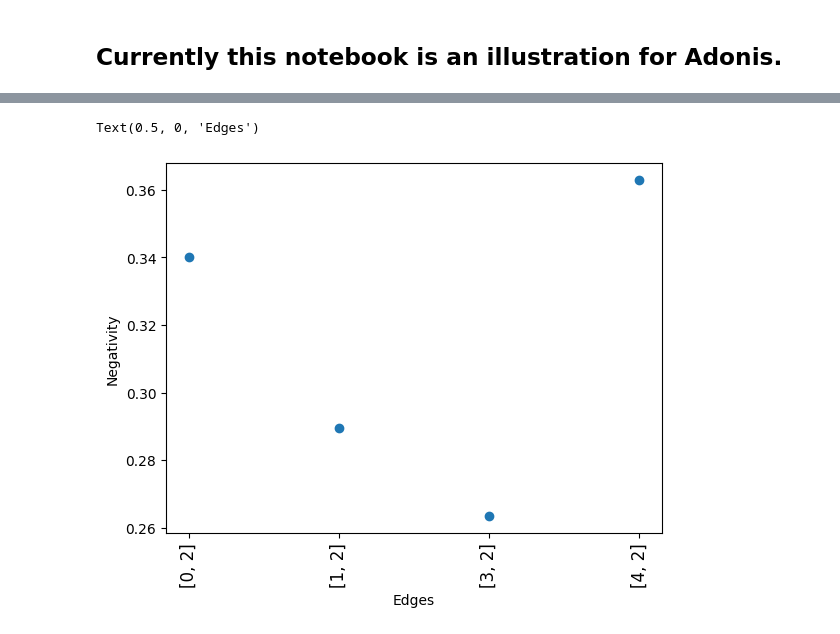
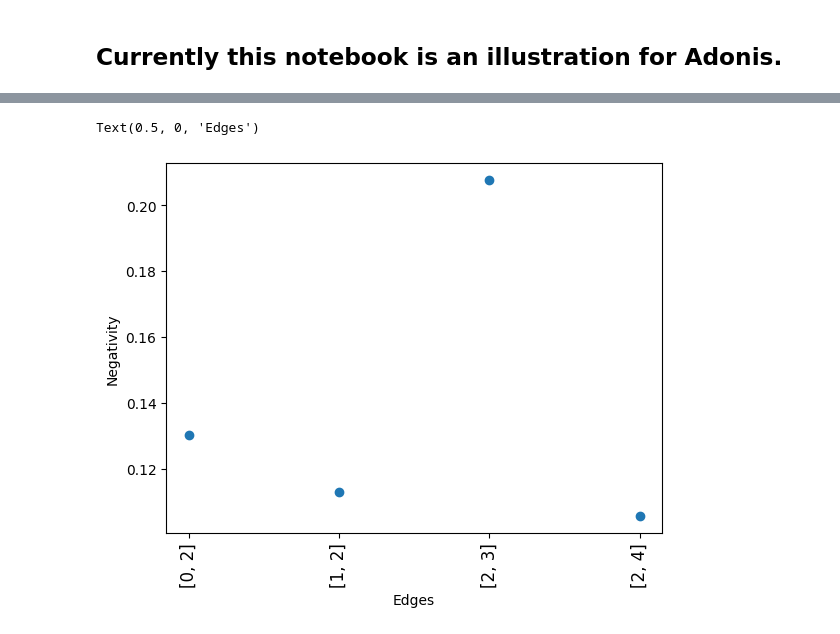
Before and after one commit to iqm-finland/iqm-benchmarks, a Jupyter notebook: examples/example_adonis_graph_state.ipynb, the cells around one changed output, grey strips where cells are left out. Saved outputs shown, nothing was run; the diff lists cells and outputs as text; code cells hidden in the pictures.

```diff
--- a/examples/example_adonis_graph_state.ipynb
+++ b/examples/example_adonis_graph_state.ipynb
@@ -13,6 +13,26 @@ from rustworkx.visualization import mpl_draw
 from rustworkx import spring_layout
 # %%
 ## initiate the backend
-backend = IQMFakeAdonis()
+import os
+from iqm.qiskit_iqm import IQMProvider
+os.environ["IQM_TOKEN"] = "fwBucKQFFBYvcynSpatCvgEEEt0faj4RVc7P45XtXUMGdgTJ0WV9L4AAMQzHVeFl"
+QPU = 'pyrite'
+#iqm_server_url = "https://pluto.mx05.iqm.fi/cocos"
+
+if QPU == 'aphrodite':
+    iqm_server_url = "https://fqcp3-host1.xld09.iqm.fi/cocos"
+    provider = IQMProvider(iqm_server_url)
+    backend = provider.get_backend()
+    layout = [1,5,4,6,11]
+    reduced_coupling_map = backend.coupling_map.reduce(mapping=layout)
+    sub_system = list(reduced_coupling_map)
+else:
+    iqm_server_url = 'https://cocos.resonance.meetiqm.com/' + QPU
+    provider = IQMProvider(iqm_server_url)
+    backend = provider.get_backend()
+    layout = [0,2,1,3,4]
+    sub_system = list(backend.coupling_map)
+
+#backend = IQMFakeAdonis()
 mpl_draw(backend.coupling_map.graph, arrows=True, with_labels=True, node_color='w', pos=spring_layout(backend.coupling_map.graph, num_iter=200))
 # %% [output]
@@ -20,12 +40,12 @@ mpl_draw(backend.coupling_map.graph, arrows=True, with_labels=True, node_color='
 # %%
-qc = generate_graph_state(list(range(backend.num_qubits)), backend=backend)
-sub_system = list(backend.coupling_map)
+num_qubits = 5
+qc = generate_graph_state(list(range(num_qubits)), backend=backend)
+
 sub_system = [v for i, v in enumerate(sub_system) if i % 2 == 0]
 sub_system = [list(x) for x in sub_system]
 
-groups = [list(set(list(range(backend.num_qubits))) - set(x)) for x in sub_system]
+groups = [list(set(list(range(num_qubits))) - set(x)) for x in sub_system]
 num_group = len(groups)
-
 ## given the quantum circuit, the neighbouring qubits are measured in the z basis
 ## For Adnois this forms 4 such groups.
 def project_neighbouring_qubits(qc, num_cregs, meas_qubit):
@@ -40,13 +60,13 @@ def project_neighbouring_qubits(qc, num_cregs, meas_qubit):
 neighbour_qubits = 3
 qc_list = [project_neighbouring_qubits(qc, neighbour_qubits, x) for x in groups]
 # %%
-Nu = 50 ## number of random unitaries used
+Nu = 200 ## number of random unitaries used
 Nm = 1000 ## number of measurements per random unitary
 counts_list = []
 unitaries_list = []
 for circs in qc_list:
-    unitaries, rm_circs = haar_shadow_tomography(circs, Nu, list(range(backend.num_qubits)))
-    rm_trans = [optimize_single_qubit_gates(transpile(qcc, backend), drop_final_rz=True) for qcc in rm_circs]
+    unitaries, rm_circs = haar_shadow_tomography(circs, Nu, list(range(num_qubits)))
+    rm_trans = [optimize_single_qubit_gates(transpile(qcc, backend, initial_layout=layout), drop_final_rz=True) for qcc in rm_circs]
 
     job = backend.run(rm_trans, shots = Nm)
     counts = job.result().get_counts()
@@ -84,11 +104,15 @@ for idx, ibit in enumerate(neigbour_bit_strings):
 # %%
 ## compute the 2 qubit negativity for each of the neighbour bitstrings and groups
 neg = [[np.abs(get_negativity(rho_shadows_all_bits[bits][isys], 1, 1)) for bits in range(2**neighbour_qubits)] for isys in range(num_group)]
 neg_per_edge = [max(x) for x in neg]
+get_index = [x.index(max(x)) for x in neg]
+max_neg_dm = [rho_shadows_all_bits[get_index[x]][x] for x in range(num_group)]
+
+## plot negativity
 plt.scatter(list(range(num_group)), neg_per_edge)
 plt.xticks(list(range(num_group)), sub_system, fontsize=12, rotation=90)
 plt.ylabel('Negativity')
 plt.xlabel('Edges')
 # %% [output]
 Text(0.5, 0, 'Edges')
-[figure, old version]
+[figure, new version]
```
Also changed, not shown: parts of 2 cells of this notebook.
